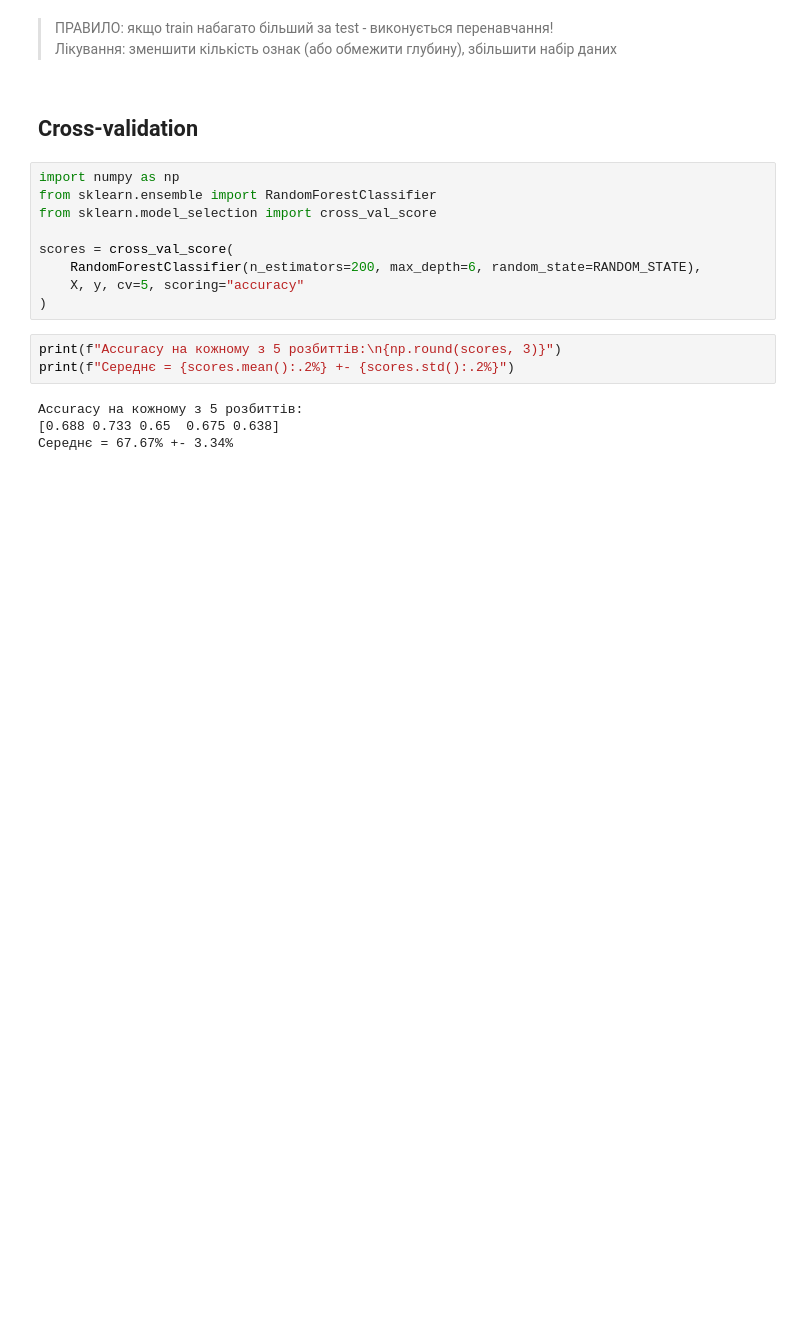
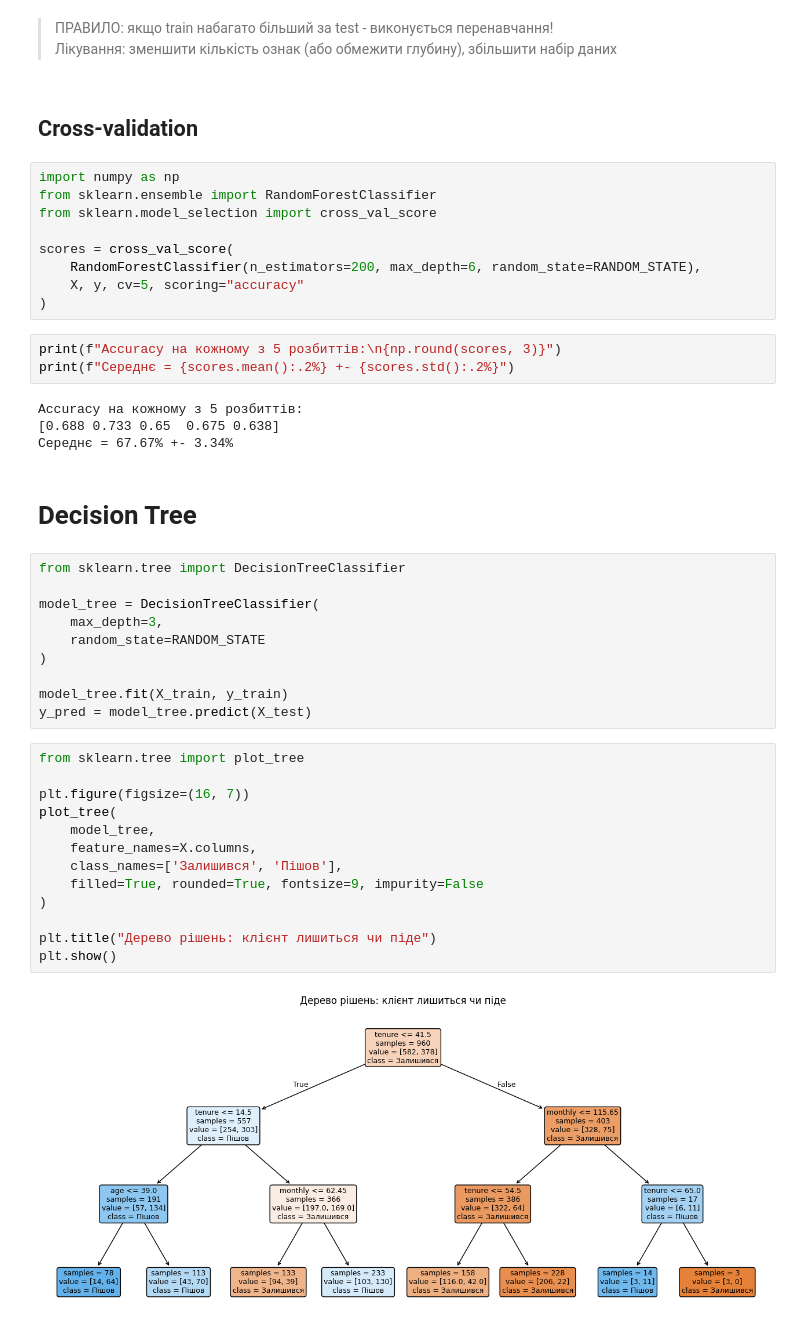
Before and after one commit to volodymyr-holovan/DTA2026, a Jupyter notebook: ML/Classification_DecisionTreeClassifier.ipynb, the cells around one changed output. Drawn from its saved outputs; the diff is of its cells as text; blank space fills up the shorter version.

Commit message:
Finished working on Classification and Random Forest

```diff
--- a/ML/Classification_DecisionTreeClassifier.ipynb
+++ b/ML/Classification_DecisionTreeClassifier.ipynb
@@ -125,3 +125,30 @@ print(f"Середнє = {scores.mean():.2%} +- {scores.std():.2%}")
 Accuracy на кожному з 5 розбиттів:
 [0.688 0.733 0.65  0.675 0.638]
 Середнє = 67.67% +- 3.34%
+# %% [markdown]
+# Decision Tree
+# %%
+from sklearn.tree import DecisionTreeClassifier
+
+model_tree = DecisionTreeClassifier(
+    max_depth=3,
+    random_state=RANDOM_STATE
+)
+
+model_tree.fit(X_train, y_train)
+y_pred = model_tree.predict(X_test)
+# %%
+from sklearn.tree import plot_tree
+
+plt.figure(figsize=(16, 7))
+plot_tree(
+    model_tree,
+    feature_names=X.columns,
+    class_names=['Залишився', 'Пішов'],
+    filled=True, rounded=True, fontsize=9, impurity=False
+)
+
+plt.title("Дерево рішень: клієнт лишиться чи піде")
+plt.show()
+# %% [output]
+[figure, added]
```
Also changed, not shown: parts of 7 cells of this notebook.
